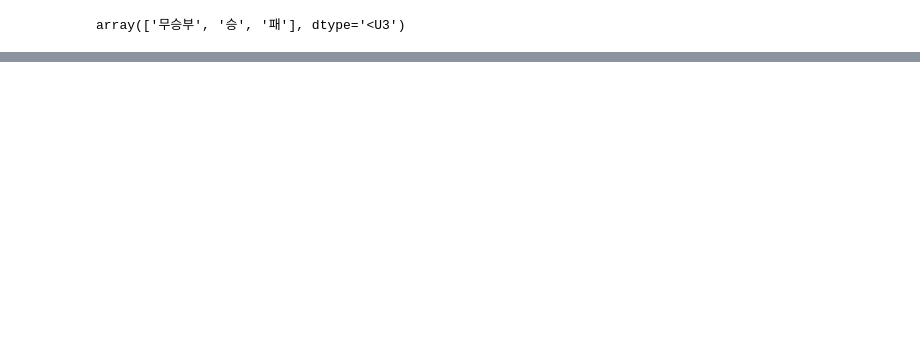
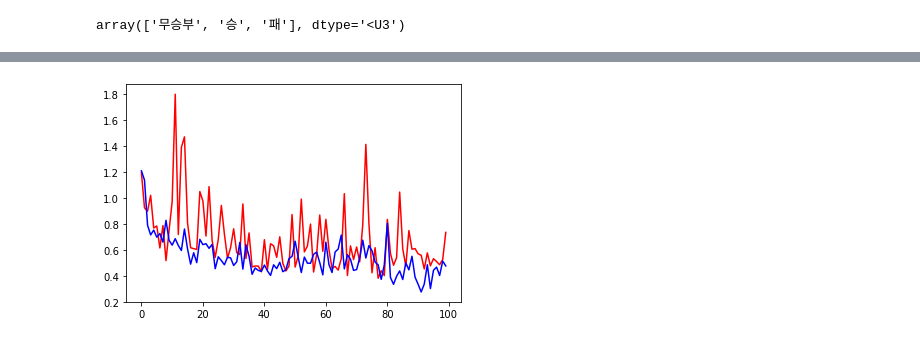
Before and after one commit to ma-an-jong/windup, a Jupyter notebook: windup_predictor.ipynb, the cells around one changed output, grey strips where cells are left out. Cells and saved outputs as stored; diff of their text form; code cells hidden in the pictures; blank space fills up the shorter version.

Commit message:
ploted windup loss

```diff
--- a/windup_predictor.ipynb
+++ b/windup_predictor.ipynb
@@ -31,7 +84,7 @@ article.head()
 # %%
 from sklearn.preprocessing import LabelEncoder
 class StatDataset(Dataset):
-    def __init__(self, match,stat,article,le,bert_classifier):
+    def __init__(self, match,stat,article,le):
 
         tmp = []
         label = []
@@ -44,9 +97,21 @@ class StatDataset(Dataset):
             if (len(home_player_stat) != 0) and (len(away_player_stat) != 0):
                 vector = home_player_stat.values.tolist()[0][2:] + away_player_stat.values.tolist()[0][2:]
                 home_article = article.loc[(article['team'] == home_team) & (article['date'] == date)]
+                away_article = article.loc[(article['team'] == away_team) & (article['date'] == date)]
+                if (len(home_article) != 0) and (len(away_article) != 0):
+                    home_sum = 0
+                    for index,document in home_article.iterrows():
+                        home_sum += predict(document.contents)
 
-                tmp.append(vector)
-                label.append(home_result)
+                    away_sum = 0
+                    for index,document in away_article.iterrows():
+                        away_sum += predict(document.contents)
+
+                    vector.append(home_sum / len(home_article))
+                    vector.append(away_sum / len(away_article))
+
+                    tmp.append(vector)
+                    label.append(home_result)
 
         transform = le.transform(label)
         self.label = torch.tensor(list(transform),dtype=torch.long)
@@ -65,19 +130,18 @@ class StatDataset(Dataset):
     def get_num_batches(self, batch_size):
         return len(self) // batch_size
 # %%
-class legacyClassifier(nn.Module):
+class WindupClassifier(nn.Module):
     def __init__(self, dropout=0.5):
-        super(legacyClassifier, self).__init__()
-        self.linear1 = nn.Linear(36, 1024)
+        super(WindupClassifier, self).__init__()
+        self.linear1 = nn.Linear(38, 1024)
         self.dropout2 = nn.Dropout(dropout)
-        self.linear2 = nn.Linear(1024,1)
+        self.linear2 = nn.Linear(1024,3)
 
     def forward(self, input_id):
         linear_output = self.linear1(input_id)
         dropout_output1 = self.dropout2(linear_output)
         linear_output1 = self.linear2(dropout_output1)
-        output = F.sigmoid(linear_output1)
-        return output
+        return linear_output1
 # %%
 stat = pd.read_csv(os.path.join(data_path,'average.csv'))
 match = pd.read_csv(os.path.join(data_path,'match_day.csv'))
@@ -124,11 +190,11 @@ valid_class_weights = [valid_num_samples / valid_class_counts[i] for i in range(
 valid_weights = [valid_class_weights[valid_labels[i]] for i in range(int(valid_num_samples))] #해당 레이블마다의 가중치 비율
 valid_sampler = WeightedRandomSampler(torch.DoubleTensor(valid_weights), int(valid_num_samples))
 # %%
-classifier = legacyClassifier()
+classifier = WindupClassifier()
 classifier.cuda()
-optimizer = AdamW(classifier.parameters(), lr=1e-9)
+optimizer = torch.optim.AdamW(classifier.parameters(), lr=1e-3)
 # %%
-criterion = nn.BCELoss()
+criterion = nn.CrossEntropyLoss()
 _=criterion.cuda()
 # %%
 train_dataloader = DataLoader(train_dataset, batch_size=batch_size, shuffle=False,sampler = train_sampler)
@@ -220,0 +289,6 @@ Epochs: 100 | Train Loss:  0.000                 | Train Accuracy:  0.333
+# %%
+plt.plot(valid_loss,color='red',label = 'valid')
+plt.plot(train_loss,color='blue',label = 'train')
+plt.show()
+# %% [output]
+[figure, added]
```
Also changed, not shown: parts of 14 cells of this notebook.
